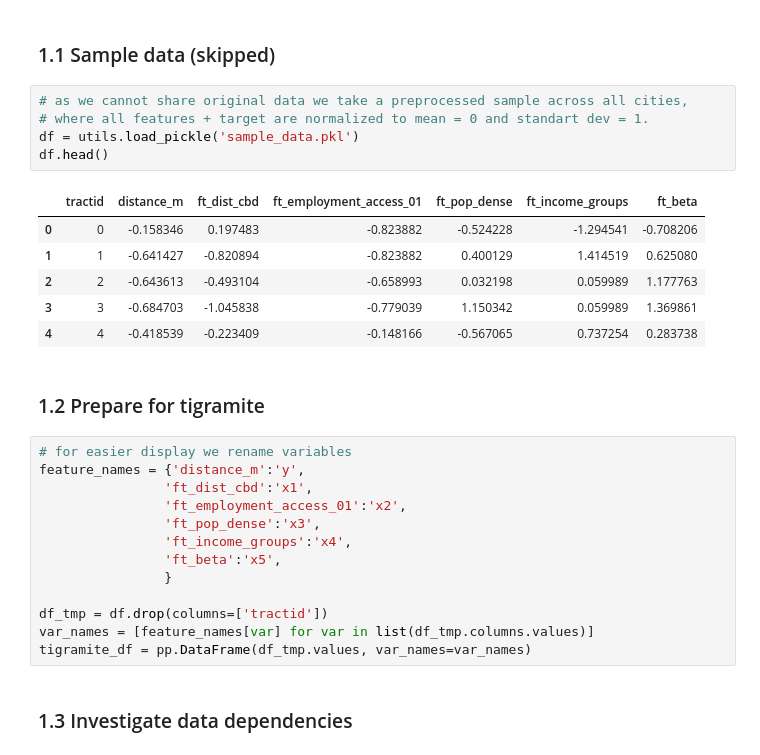
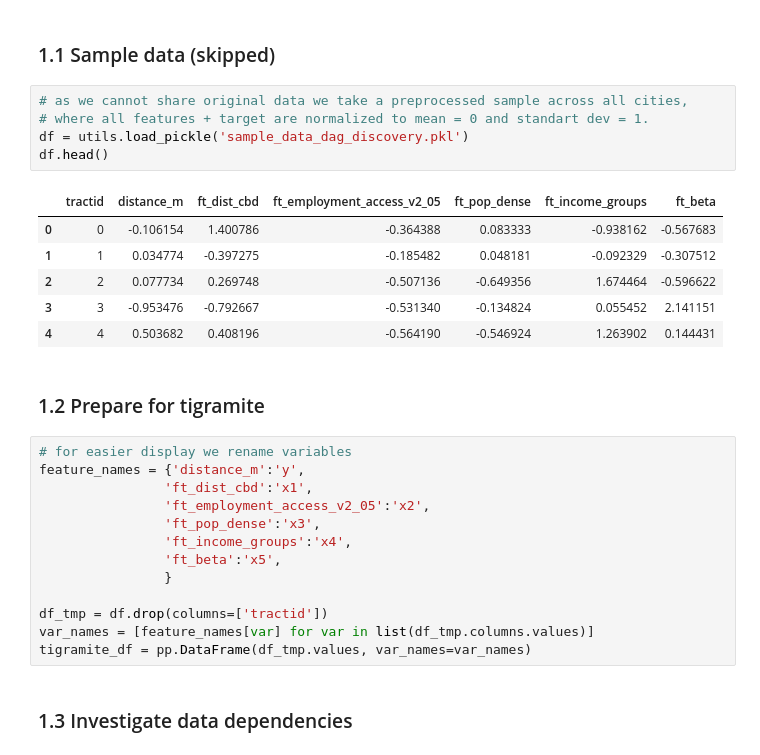
Before and after one commit to wagnerfe/xml4uf, a Jupyter notebook: notebooks/dag_discovery.ipynb, the cells around one changed output. Cells and saved outputs as stored; diff of their text form.

```diff
--- a/notebooks/dag_discovery.ipynb
+++ b/notebooks/dag_discovery.ipynb
@@ -55,22 +55,22 @@ The main pipeline executes the following steps:
 # %%
 # as we cannot share original data we take a preprocessed sample across all cities,
 # where all features + target are normalized to mean = 0 and standart dev = 1.
-df = utils.load_pickle('sample_data.pkl')
+df = utils.load_pickle('sample_data_dag_discovery.pkl')
 df.head()
 # %% [output]
-|  | tractid | distance_m | ft_dist_cbd | ft_employment_access_01 | ft_pop_dense | ft_income_groups | ft_beta |
-| 0 | 0 | -0.158346 | 0.197483 | -0.823882 | -0.524228 | -1.294541 | -0.708206 |
-| 1 | 1 | -0.641427 | -0.820894 | -0.823882 | 0.400129 | 1.414519 | 0.625080 |
-| 2 | 2 | -0.643613 | -0.493104 | -0.658993 | 0.032198 | 0.059989 | 1.177763 |
-| 3 | 3 | -0.684703 | -1.045838 | -0.779039 | 1.150342 | 0.059989 | 1.369861 |
-| 4 | 4 | -0.418539 | -0.223409 | -0.148166 | -0.567065 | 0.737254 | 0.283738 |
+|  | tractid | distance_m | ft_dist_cbd | ft_employment_access_v2_05 | ft_pop_dense | ft_income_groups | ft_beta |
+| 0 | 0 | -0.106154 | 1.400786 | -0.364388 | 0.083333 | -0.938162 | -0.567683 |
+| 1 | 1 | 0.034774 | -0.397275 | -0.185482 | 0.048181 | -0.092329 | -0.307512 |
+| 2 | 2 | 0.077734 | 0.269748 | -0.507136 | -0.649356 | 1.674464 | -0.596622 |
+| 3 | 3 | -0.953476 | -0.792667 | -0.531340 | -0.134824 | 0.055452 | 2.141151 |
+| 4 | 4 | 0.503682 | 0.408196 | -0.564190 | -0.546924 | 1.263902 | 0.144431 |
 # %% [markdown]
 ### 1.2 Prepare for tigramite
 # %%
 # for easier display we rename variables
 feature_names = {'distance_m':'y',
                 'ft_dist_cbd':'x1',
-                'ft_employment_access_01':'x2',
+                'ft_employment_access_v2_05':'x2',
                 'ft_pop_dense':'x3',
                 'ft_income_groups':'x4',
                 'ft_beta':'x5',
```
Also changed, not shown: parts of 3 cells of this notebook, 2 other files.
